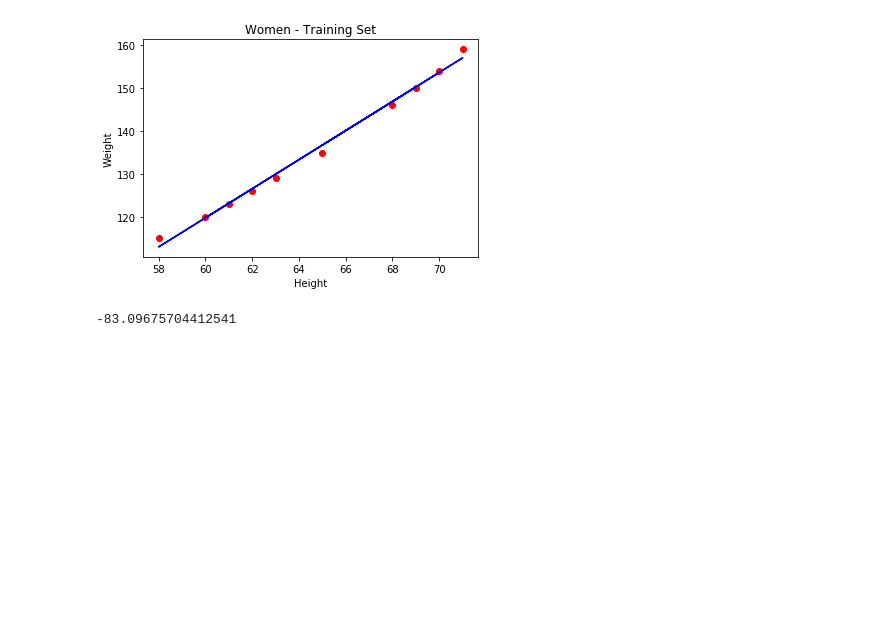
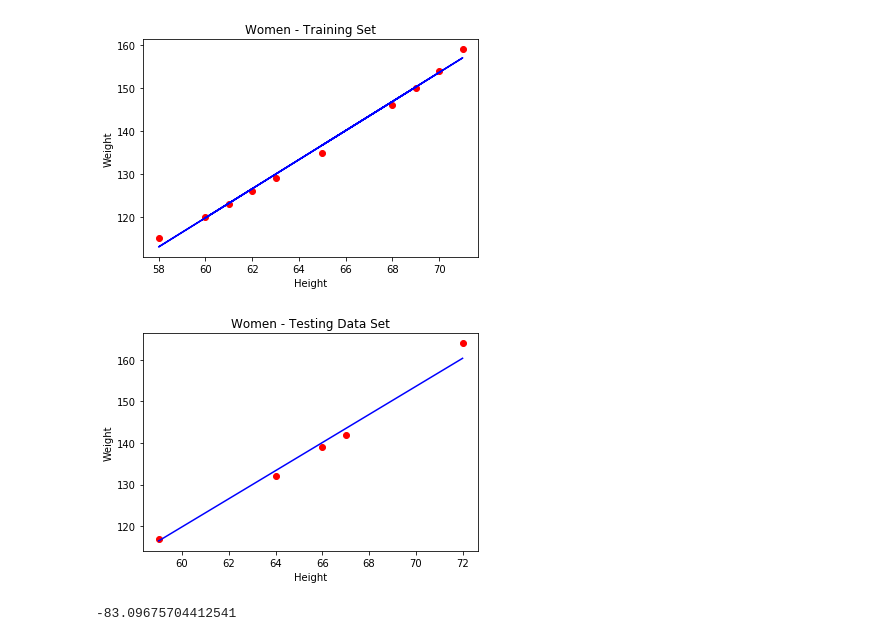
Before and after one commit to radhikascs/Linear-Regression-Women, a Jupyter notebook: Linear-Regression-Women.ipynb, the cells around one changed output. Saved outputs shown, nothing was run; the diff lists cells and outputs as text; code cells hidden in the pictures; blank space fills up the shorter version.

```diff
--- a/Linear-Regression-Women.ipynb
+++ b/Linear-Regression-Women.ipynb
@@ -80,6 +119,16 @@ plt.ylabel('Weight')
 plt.show()
 # %% [output]
 [figure]
+# %%
+
+plt.scatter(X_Test, Y_Test, color = 'red')# Actual Data
+plt.plot(X_Test, Y_Pred, color = 'blue') #Predicted data
+plt.title('Women - Testing Data Set')
+plt.xlabel('Height')
+plt.ylabel('Weight')
+plt.show()
+# %% [output]
+[figure, added]
 # %%
 print(regressor.intercept_)
 # %% [output]
```
Also changed, not shown: parts of 20 cells of this notebook.
